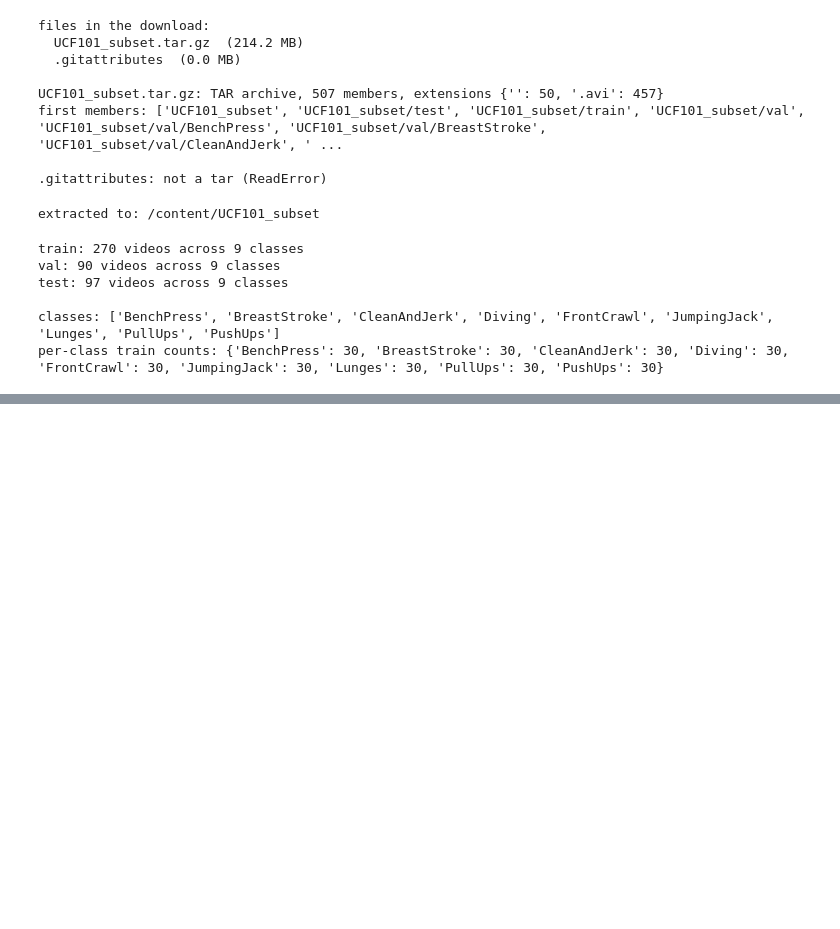
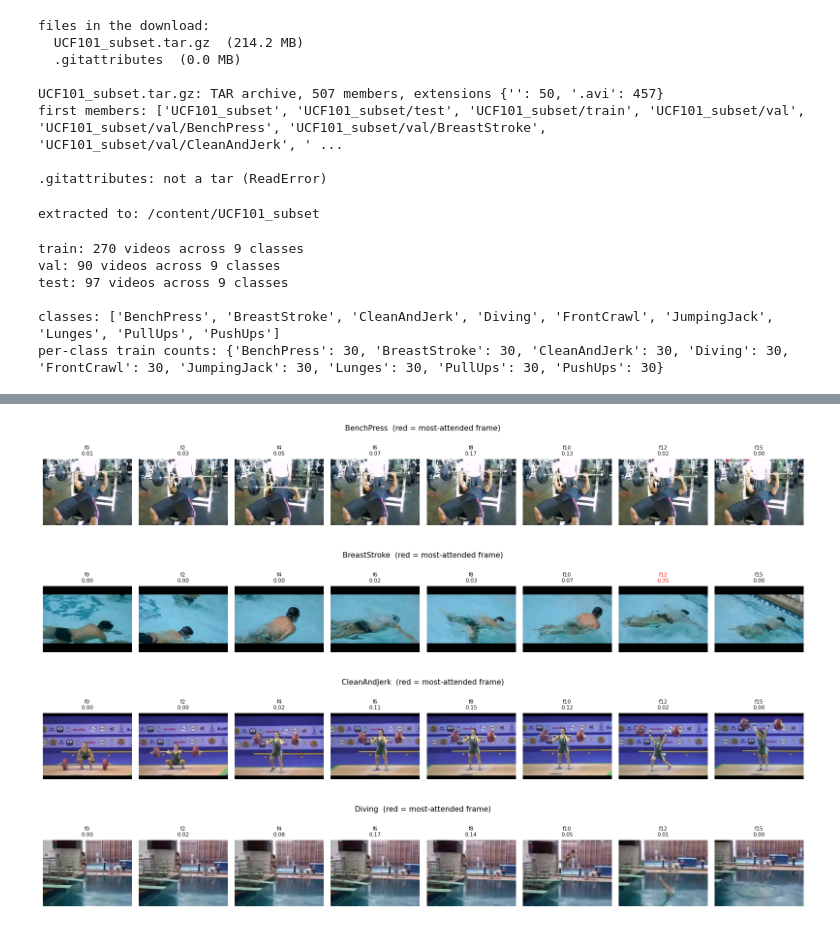
Before and after one commit to HuMzAHCodes/FrameSight, a Jupyter notebook: framesight.ipynb, the cells around one changed output, grey strips where cells are left out. Saved outputs shown, nothing was run; the diff lists cells and outputs as text; code cells hidden in the pictures; blank space fills up the shorter version.

```diff
--- a/framesight.ipynb
+++ b/framesight.ipynb
@@ -136,0 +413,33 @@ per-class train counts: {'BenchPress': 30, 'BreastStroke': 30, 'CleanAndJerk': 3
+# %%
+def show_clip_with_attention(row_index, num_show=8):
+    frame_weights = test_frame_weights[row_index].numpy()          # (16,)
+    frames = read_clip_frames(test_video_paths[row_index], NUM_FRAMES)   # (16,3,H,W) uint8
+    frames_rgb = frames.permute(0, 2, 3, 1).numpy()                # (16,H,W,3)
+    shown = np.linspace(0, NUM_FRAMES - 1, num_show).astype(int)   # show a subset, evenly spaced
+    most_attended = int(frame_weights.argmax())
+
+    fig, axes = plt.subplots(1, num_show, figsize=(2 * num_show, 2.6))
+    for axis, frame_index in zip(axes, shown):
+        axis.imshow(frames_rgb[frame_index]); axis.axis("off")
+        title = f"f{frame_index}\n{frame_weights[frame_index]:.2f}"
+        axis.set_title(title, fontsize=8,
+                       color=("red" if frame_index == most_attended else "black"))
+    action = class_names[y_test[row_index].item()]
+    fig.suptitle(f"{action}  (red = most-attended frame)", fontsize=11)
+    plt.tight_layout(); plt.show()
+
+# one example from each of a few different classes (first test clip of each)
+seen_classes = set()
+for row_index in range(X_test.size(0)):
+    action_index = int(y_test[row_index].item())
+    if action_index in seen_classes:
+        continue
+    seen_classes.add(action_index)
+    show_clip_with_attention(row_index)
+    if len(seen_classes) >= 4:
+        break
+# %% [output]
+[figure, added]
+[figure, added]
+[figure, added]
+[figure, added]
```
Also changed, not shown: parts of 21 cells of this notebook, 1 other file.
